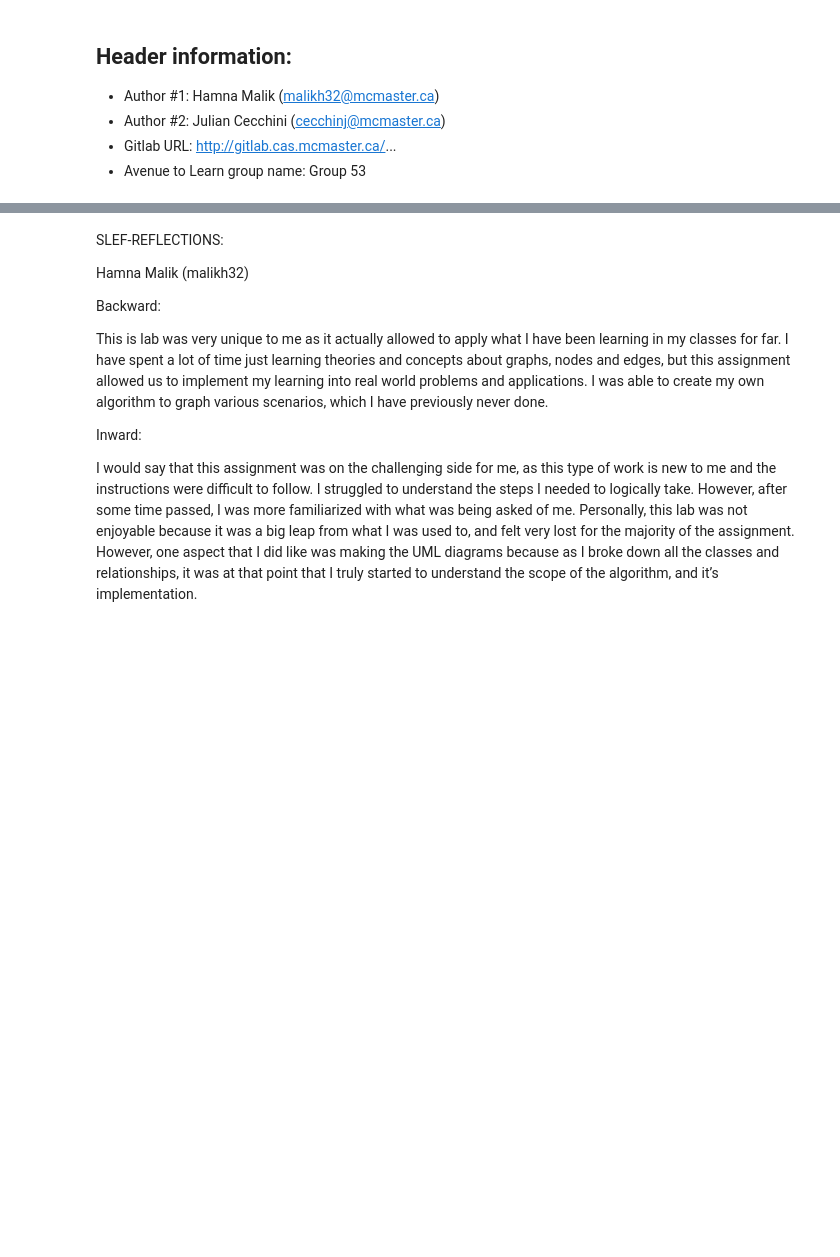
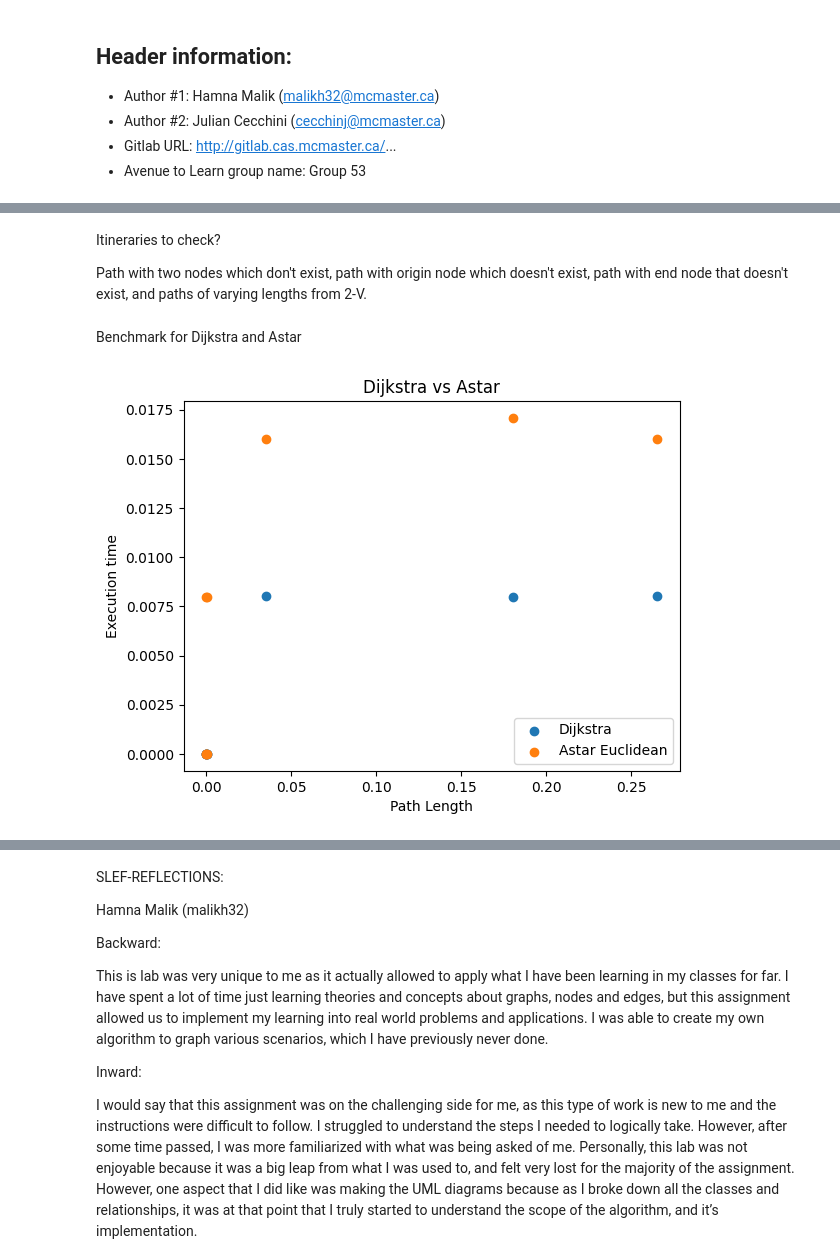
Before and after one commit to N4T10N01/Graph_Project, a Jupyter notebook: graph_lab.ipynb, the cells around one changed output, grey strips where cells are left out. Drawn from its saved outputs; the diff is of its cells as text; code cells hidden in the pictures; blank space fills up the shorter version.

```diff
--- a/graph_lab.ipynb
+++ b/graph_lab.ipynb
@@ -9,0 +149,4 @@
+# %% [markdown]
+Itineraries to check?
+
+Path with two nodes which don't exist, path with origin node which doesn't exist, path with end node that doesn't exist, and paths of varying lengths from 2-V.
@@ -9,0 +157,45 @@
+# %% [markdown]
+Benchmark for Dijkstra and Astar
+# %%
+from graph.kpi import KPI
+import matplotlib.pyplot as plt
+
+obj1=Dijkstra(g)
+obj2=Astar(g)
+
+x1=[]
+y1=[]
+y2=[]
+y3=[]
+y4=[]
+
+kpi1=KPI(obj1)
+kpi2=KPI(obj2)
+
+cases=[['285','248',[['time'], ['line']]],['285','273',[['time'], ['line']]],['285','198',[['time'], ['line']]], ['285','245',[['time'], ['line']]], ['285','279',[['time'], ['line']]], ['169','77',[['time'], ['line']]], ['169','50',[['time'], ['line']]], ['169','88',[['time'], ['line']]] ]
+
+#establish x's and y's
+for case in cases:
+    dkpis=kpi1.calcIndicators(obj1.generatePath, case)
+    akpis=kpi2.calcIndicators(obj2.generatePath, [*case, [EuclideanForTube]])
+    xi = float(g.getNode(case[0]).getInfo('latitude'))
+    yi = float(g.getNode(case[0]).getInfo('longitude'))
+
+    xf = float(g.getNode(case[1]).getInfo('latitude'))
+    yf = float(g.getNode(case[1]).getInfo('longitude'))
+    x1.append(((xi-xf)**2 + (yi-yf)**2))
+    y1.append(dkpis['executionTime'])
+    y2.append(akpis['executionTime'])
+    y3.append(dkpis['nodesChecked'])
+    y4.append(akpis['nodesChecked'])
+
+plt.scatter(x1, y1, label = "Dijkstra")
+plt.scatter(x1, y2, label = "Astar Euclidean")
+plt.xlabel('Path Length')
+plt.ylabel('Execution time')
+plt.title('Dijkstra vs Astar')
+plt.legend()
+
+plt.show()
+# %% [output]
+[figure, added]
```
Also changed, not shown: parts of 28 cells of this notebook, 26 other files.
